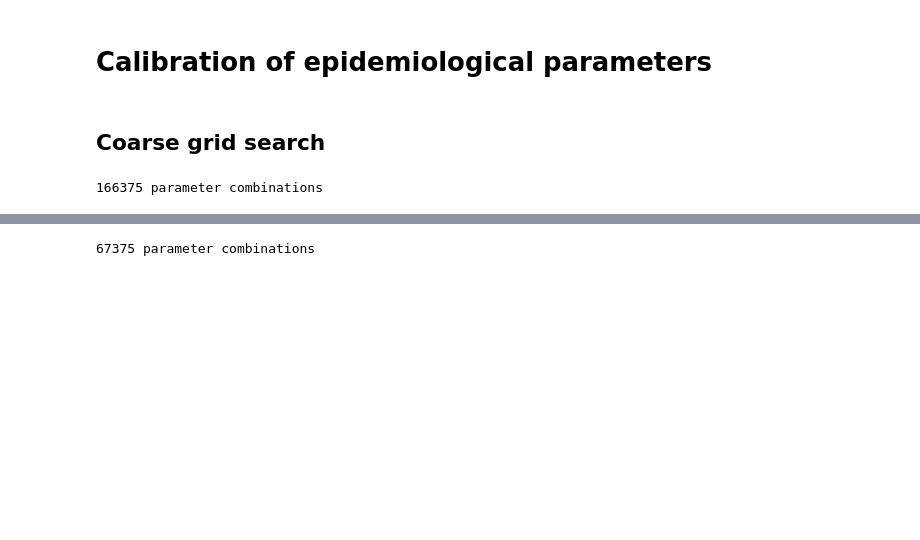
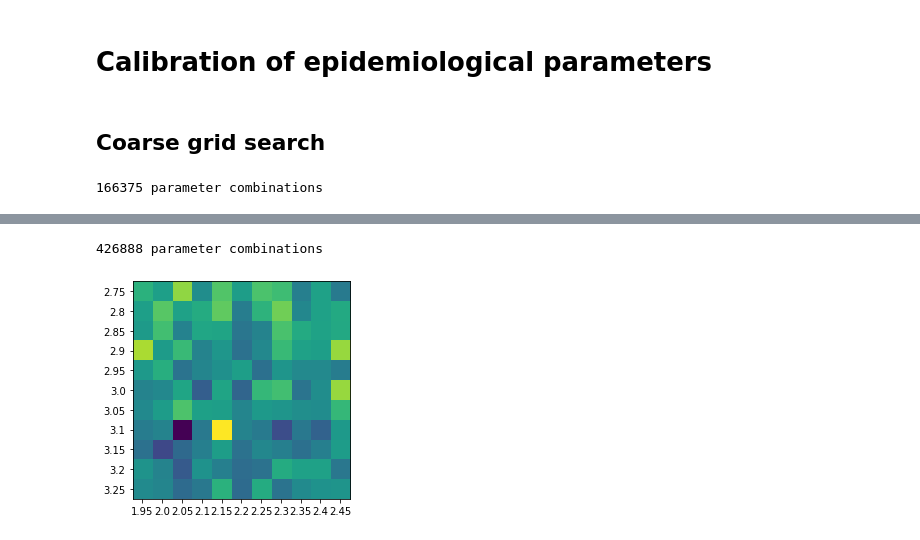
Before and after one commit to JanaLasser/uni_SEIRX, a Jupyter notebook: code/simulation/calibration_epidemiological_parameters.ipynb, the cells around one changed output, grey strips where cells are left out. Drawn from its saved outputs; the diff is of its cells as text; code cells hidden in the pictures; blank space fills up the shorter version.

```diff
--- a/code/simulation/calibration_epidemiological_parameters.ipynb
+++ b/code/simulation/calibration_epidemiological_parameters.ipynb
@@ -212,13 +211,14 @@ ax.set_xticklabels(times_until_symtoms);
 # %%
-step = 0.2
-exposure_durations = np.arange(2, 3 + step, step)
-times_until_symtoms = np.arange(2, 3 + step, step)
-infection_durations = np.arange(8, 10 + step, step)
+step = 0.05
+window = 0.25
+exposure_durations = np.arange(best_e_mean - window, best_e_mean + window + step, step)
+times_until_symtoms = np.arange(best_t_mean - window, best_t_mean + window + step, step)
+infection_durations = np.arange(best_i_mean - window, best_i_mean + window + step, step)
 
-step = 0.25
-exposure_duration_stds = np.arange(1.5, 2.4 + step, step)
-times_until_symtoms_stds = np.arange(1.5, 2.4 + step, step)
-infection_durations_stds = np.arange(3, 5 + step * 2, step * 2)
+step = 0.1
+exposure_duration_stds = np.arange(best_e_std - window, best_e_std + window + step, step)
+times_until_symtoms_stds = np.arange(best_t_std - window, best_t_std + window + step, step)
+infection_durations_stds = np.arange(best_i_std - window, best_i_std + window + step, step)
 
 param_combinations = [(e, t, i, e_std, t_std, i_std) \
                                 for e in exposure_durations \
@@ -229,4 +229,4 @@ param_combinations = [(e, t, i, e_std, t_std, i_std) \
                                 for i_std in infection_durations_stds]
 print(f"{len(param_combinations)} parameter combinations")
 # %% [output]
-67375 parameter combinations
+426888 parameter combinations
@@ -232,0 +245,19 @@ print(f"{len(param_combinations)} parameter combinations")
+# %%
+results_fine["e_mean_diff"] = results_fine["true_e_mean"]\
+    .apply(lambda x: (x - expected_epi_params["exposure_duration"]["mean"]) ** 2)
+results_fine["e_std_diff"] = results_fine["true_e_std"]\
+    .apply(lambda x: (x - expected_epi_params["exposure_duration"]["std"]) ** 2)
+results_fine["t_mean_diff"] = results_fine["true_t_mean"]\
+    .apply(lambda x: (x - expected_epi_params["time_until_symptoms"]["mean"]) ** 2)
+results_fine["t_std_diff"] = results_fine["true_t_std"]\
+    .apply(lambda x: (x - expected_epi_params["time_until_symptoms"]["std"]) ** 2)
+results_fine["i_mean_diff"] = results_fine["true_i_mean"]\
+    .apply(lambda x: (x - expected_epi_params["infection_duration"]["mean"]) ** 2)
+results_fine["i_std_diff"] = results_fine["true_i_std"]\
+    .apply(lambda x: (x - expected_epi_params["infection_duration"]["std"]) ** 2)
+
+results_fine["mean_diff"] = results_fine["e_mean_diff"] + results_fine["t_mean_diff"] + results_fine["i_mean_diff"]
+results_fine["std_diff"] = results_fine["e_std_diff"] + results_fine["t_std_diff"] + results_fine["i_std_diff"]
+results_fine["diff"] = results_fine["mean_diff"] + results_fine["std_diff"]
+
+results_fine.to_csv("results_fine.csv", index=False)
@@ -232,0 +266,24 @@ print(f"{len(param_combinations)} parameter combinations")
+# %%
+exposure_durations = [round(e, 3) for e in exposure_durations]
+times_until_symtoms = [round(t, 3) for t in times_until_symtoms]
+
+round_cols = ["e_mean", "e_std", "t_mean", "t_std", "i_mean", "i_std"]
+for col in round_cols:
+    results_fine[col] = results_fine[col].apply(lambda x: round(x, 3))
+
+img = np.zeros((len(exposure_durations), len(times_until_symtoms)))
+
+results_fine = results_fine.set_index(["e_mean", "t_mean", "i_mean", "e_std", "t_std", "i_std"])
+for i, e in enumerate(exposure_durations):
+    for j, t in enumerate(times_until_symtoms):
+        img[i, j] = results_fine.loc[e, t, 10.6, 2.65, 1.85, 3.75]["diff"]
+results_fine = results_fine.reset_index()
+# %%
+fig, ax = plt.subplots()
+ax.imshow(img)
+ax.set_yticks(range(len(exposure_durations)))
+ax.set_yticklabels(exposure_durations)
+ax.set_xticks(range(len(times_until_symtoms)))
+ax.set_xticklabels(times_until_symtoms);
+# %% [output]
+[figure, added]
```
Also changed, not shown: parts of 18 cells of this notebook.
